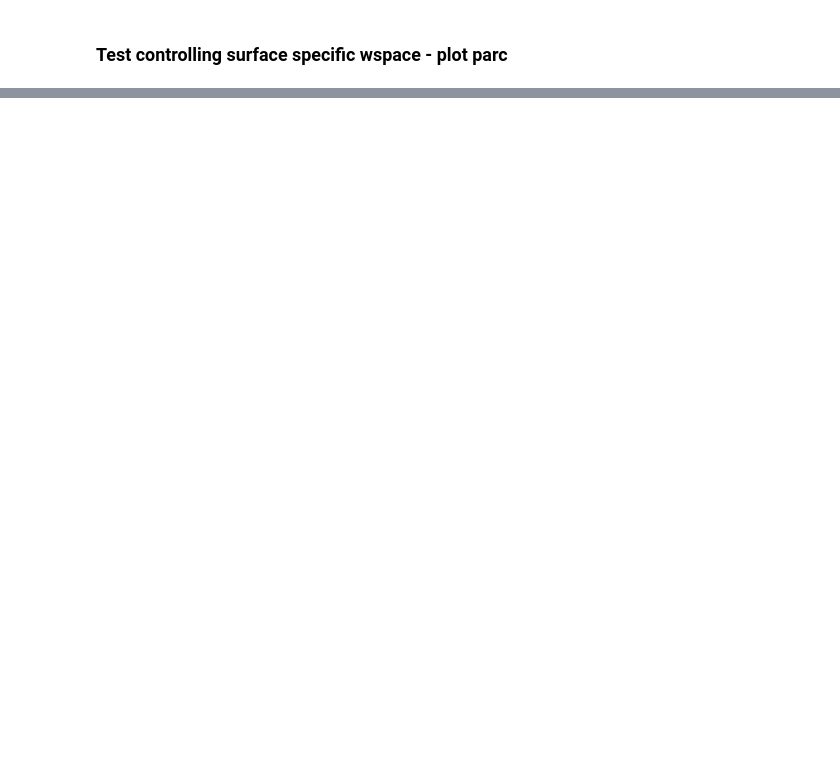
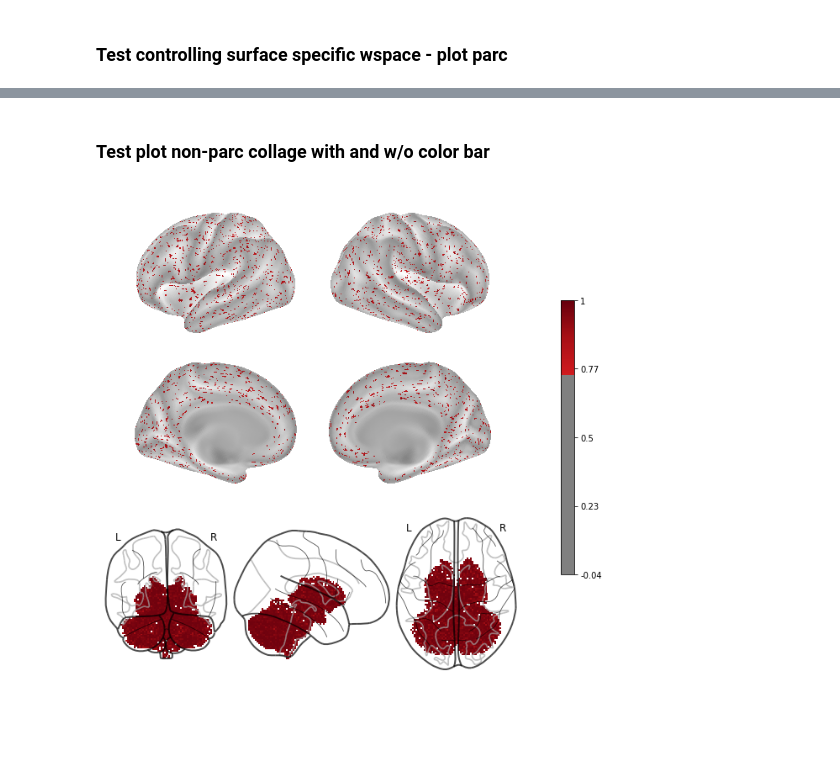
Before and after one commit to sahahn/neurotools, a Jupyter notebook: examples/plot test cases.ipynb, the cells around one changed output, grey strips where cells are left out. Drawn from its saved outputs; the diff is of its cells as text; code cells hidden in the pictures; blank space fills up the shorter version.

```diff
--- a/examples/plot test cases.ipynb
+++ b/examples/plot test cases.ipynb
@@ -66,0 +64,6 @@ plot(np.random.random(91282), colorbar=False)
+# %% [markdown]
+### Test plot non-parc collage with and w/o color bar
+# %%
+plot(np.random.random(91282), cmap='Reds')
+# %% [output]
+[figure, added]
```
Also changed, not shown: parts of 14 cells of this notebook, 3 other files.
